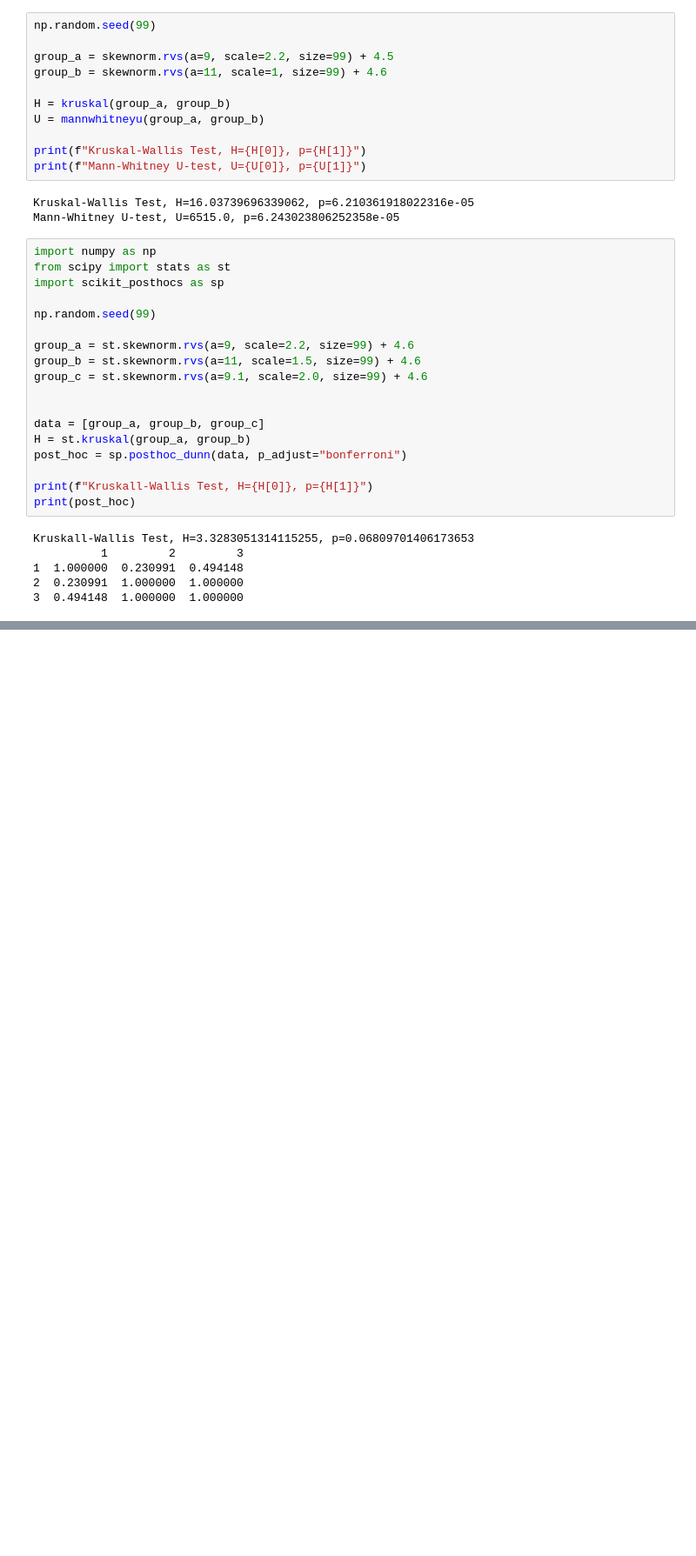
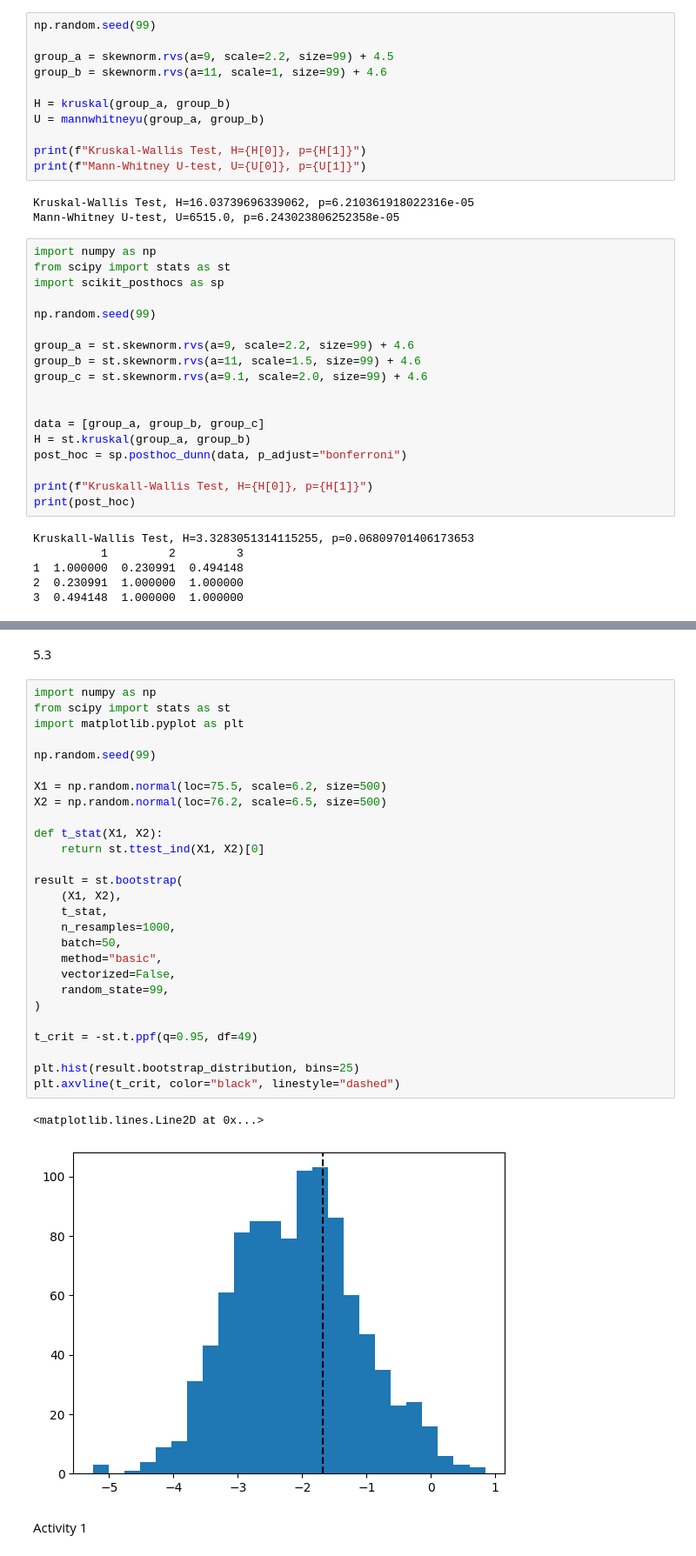
Before and after one commit to oliveiraphm/effective-data-analysis, a Jupyter notebook: src/ch05.ipynb, the cells around one changed output, grey strips where cells are left out. Shown: that part at 87% size. Cells and saved outputs as stored; diff of their text form; blank space fills up the shorter version.

```diff
--- a/src/ch05.ipynb
+++ b/src/ch05.ipynb
@@ -43,0 +133,34 @@ Kruskall-Wallis Test, H=3.3283051314115255, p=0.06809701406173653
+# %% [markdown]
+5.3
+# %%
+import numpy as np
+from scipy import stats as st
+import matplotlib.pyplot as plt
+
+np.random.seed(99)
+
+X1 = np.random.normal(loc=75.5, scale=6.2, size=500)
+X2 = np.random.normal(loc=76.2, scale=6.5, size=500)
+
+def t_stat(X1, X2):
+    return st.ttest_ind(X1, X2)[0]
+
+result = st.bootstrap(
+    (X1, X2),
+    t_stat,
+    n_resamples=1000,
+    batch=50,
+    method="basic",
+    vectorized=False,
+    random_state=99,
+)
+
+t_crit = -st.t.ppf(q=0.95, df=49)
+
+plt.hist(result.bootstrap_distribution, bins=25)
+plt.axvline(t_crit, color="black", linestyle="dashed")
+# %% [output]
+<matplotlib.lines.Line2D at 0x...>
+[figure, added]
+# %% [markdown]
+Activity 1
```
Also changed, not shown: parts of 9 cells of this notebook.
